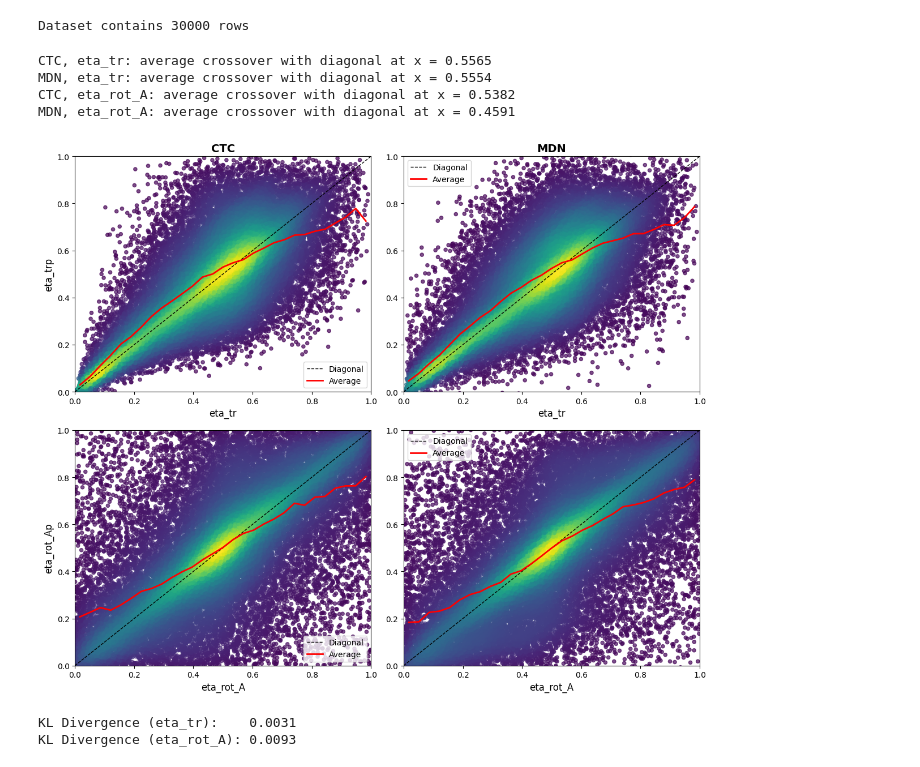
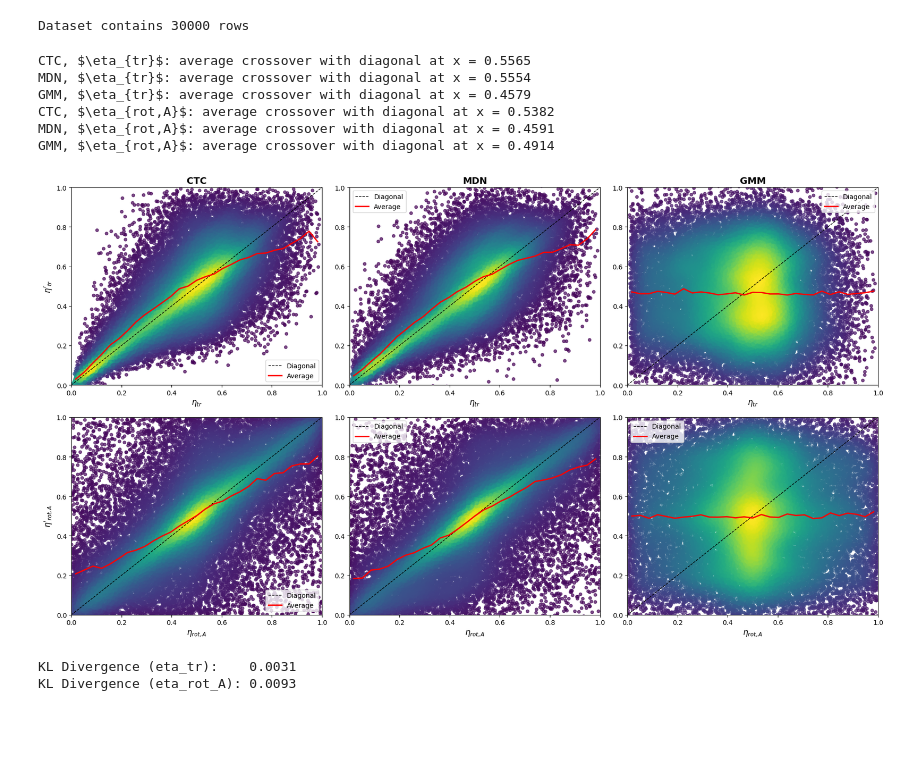
Before and after one commit to TijnZeelenberg/scatteringkernels, a Jupyter notebook: H2scatterplots.ipynb, the cells around one changed output. Drawn from its saved outputs; the diff is of its cells as text; code cells hidden in the pictures; blank space fills up the shorter version.

```diff
--- a/H2scatterplots.ipynb
+++ b/H2scatterplots.ipynb
@@ -82,7 +82,7 @@ datasets = {
     "inputs": data[0][:,1:], # Use only the energy fractions for plotting not the total energy
     "CTC": data[1],
     "MDN": mdn_samples,
-    # "GMM": gmm_samples
+    "GMM": gmm_samples
 }
 # %% [output]
 Dataset contains 30000 rows
@@ -91,17 +91,20 @@ from visualization.plot import plot_density_scatter
 from config.plotting_config import PlottingConfig
 plotting_config = PlottingConfig()
 
+# get numer of datasets (excluding inputs)
+datasetnames = list(datasets.keys())
+datasetnames.remove("inputs")
+n = len(datasetnames)
+
 # Create scatterplot
-figsize_x = plotting_config.figsize[0] * 2
+figsize_x = plotting_config.figsize[0] * n
 figsize_y = plotting_config.figsize[1] * 2
-fig, ax = plt.subplots(2, 2, figsize=(figsize_x, figsize_y))
+fig, ax = plt.subplots(2, n, figsize=(figsize_x, figsize_y))
 plot_density_scatter(ax, datasets=datasets)
 
-datasetnames = list(datasets.keys())
-datasetnames.remove("inputs")
 
-eta_labels = ["eta_tr", "eta_rot_A"]
-n = 30
+eta_labels = [r"$\eta_{tr}$", r"$\eta_{rot,A}$"]
+nbins = 30
 for i in range(2):
     x = datasets["inputs"][:, i]
     for j, dataset_name in enumerate(datasetnames):
@@ -111,45 +114,48 @@ for i in range(2):
         ax[i, j].plot([0, 1], [0, 1], 'k--', linewidth=1, label='Diagonal')
 
         # Bin the x-axis and compute means
-        bins = np.linspace(0, 1, n)
+        bins = np.linspace(0, 1, nbins)
         bin_indices = np.digitize(x, bins)
         bin_means = np.array([y[bin_indices == k].mean() for k in range(1, len(bins))])
         bin_centers = (bins[:-1] + bins[1:]) / 2
 
         # Plot a line connecting binned averages
         ax[i, j].plot(bin_centers, bin_means, color='red', label='Average', linewidth=2)
         ax[i, j].legend()
 
         # Find crossing with diagonal (bin_means - bin_centers changes sign)
         # Filter NaN bins first (empty bins return nan from .mean())
         x_crossings = []
         valid = ~np.isnan(bin_means)
         valid_centers = bin_centers[valid]
         valid_means = bin_means[valid]
         diff = valid_means - valid_centers
         sign_changes = np.where(np.diff(np.sign(diff)))[0]
         for idx in sign_changes:
             x0, x1 = valid_centers[idx], valid_centers[idx + 1]
             d0, d1 = diff[idx], diff[idx + 1]
             x_cross = x0 - d0 * (x1 - x0) / (d1 - d0)
             x_crossings.append(x_cross)
 
         if x_crossings:
             avg_x_cross = float(np.mean(x_crossings))
             print(f"{dataset_name}, {eta_labels[i]}: average crossover with diagonal at x = {avg_x_cross:.4f}")
         else:
             print(f"{dataset_name}, {eta_labels[i]}: no crossover with diagonal detected")
 
         ax[i, j].set_xlim(0, 1)
         ax[i, j].set_ylim(0, 1)
 plt.tight_layout()
+fig.savefig("results/plots/H2_scatter.png", dpi=500)
 plt.show()
 # %% [output]
-CTC, eta_tr: average crossover with diagonal at x = 0.5565
-MDN, eta_tr: average crossover with diagonal at x = 0.5554
-CTC, eta_rot_A: average crossover with diagonal at x = 0.5382
-MDN, eta_rot_A: average crossover with diagonal at x = 0.4591
+CTC, $\eta_{tr}$: average crossover with diagonal at x = 0.5565
+MDN, $\eta_{tr}$: average crossover with diagonal at x = 0.5554
+GMM, $\eta_{tr}$: average crossover with diagonal at x = 0.4579
+CTC, $\eta_{rot,A}$: average crossover with diagonal at x = 0.5382
+MDN, $\eta_{rot,A}$: average crossover with diagonal at x = 0.4591
+GMM, $\eta_{rot,A}$: average crossover with diagonal at x = 0.4914
-[figure, old version]
+[figure, new version]
 # %%
 from analysis.kl_divergence import kl_divergence
 
```
Also changed, not shown: 6 other files.
